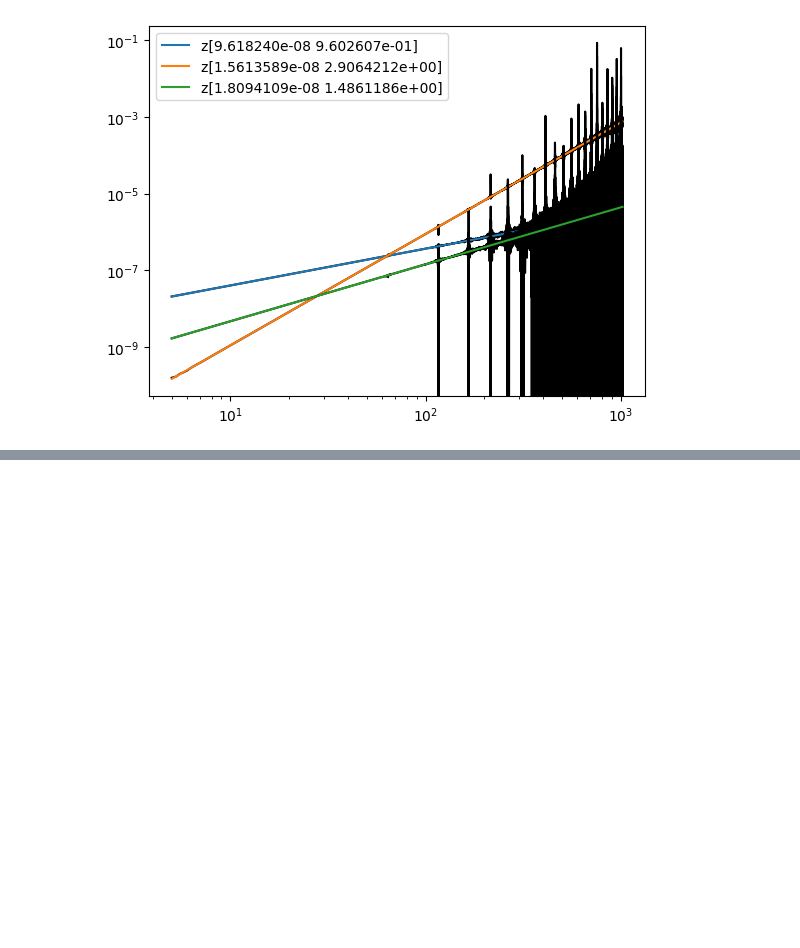
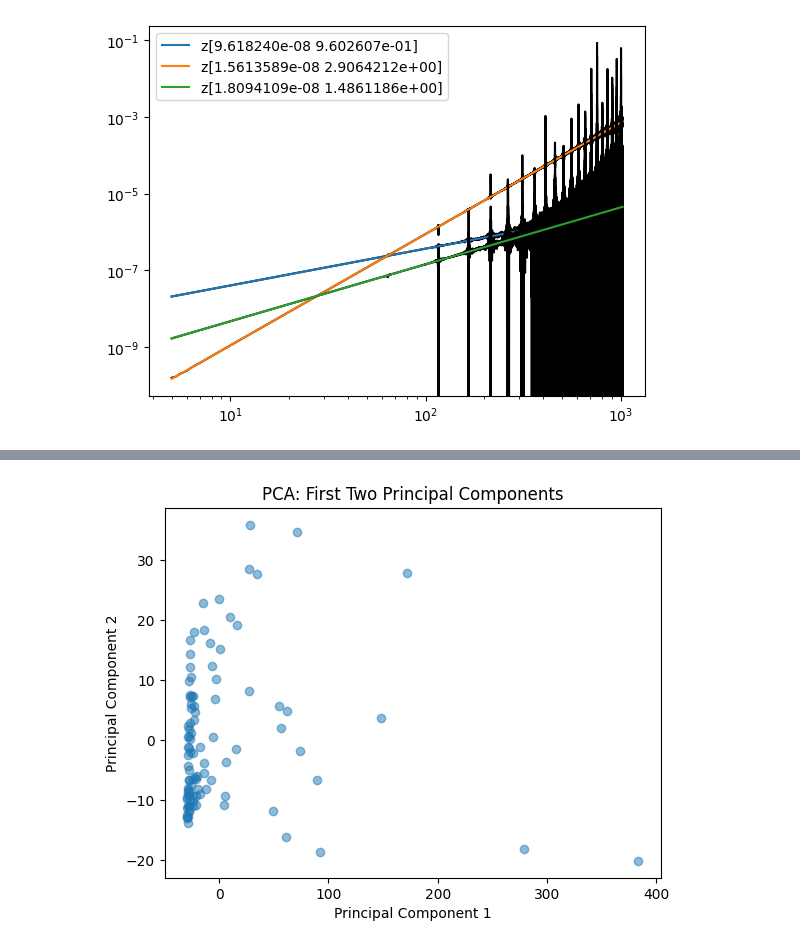
Before and after one commit to abbystokes/SBI_SGWB_DSMMA, a Jupyter notebook: Abby/Embedded_UNet.ipynb, the cells around one changed output, grey strips where cells are left out. Cells and saved outputs as stored; diff of their text form; code cells hidden in the pictures; blank space fills up the shorter version.

```diff
--- a/Abby/Embedded_UNet.ipynb
+++ b/Abby/Embedded_UNet.ipynb
@@ -292,3 +337,21 @@ plt.legend()
+# %%
+import matplotlib.pyplot as plt
+
+# Assuming 'projected_data' contains the data projected onto the principal components
+# If you haven't run the PCA steps from the previous response, make sure to do that first
+
+# Extract the first two principal components
+pc1 = projected_data[:, 0]
+pc2 = projected_data[:, 1]
+
+# Create a scatter plot
+plt.scatter(pc1, pc2, alpha=0.5)
+plt.title('PCA: First Two Principal Components')
+plt.xlabel('Principal Component 1')
+plt.ylabel('Principal Component 2')
+plt.show()
+# %% [output]
+[figure, added]
 # %%
 #def round(obs, bounds=None):
 
```
Also changed, not shown: parts of 9 cells of this notebook.
